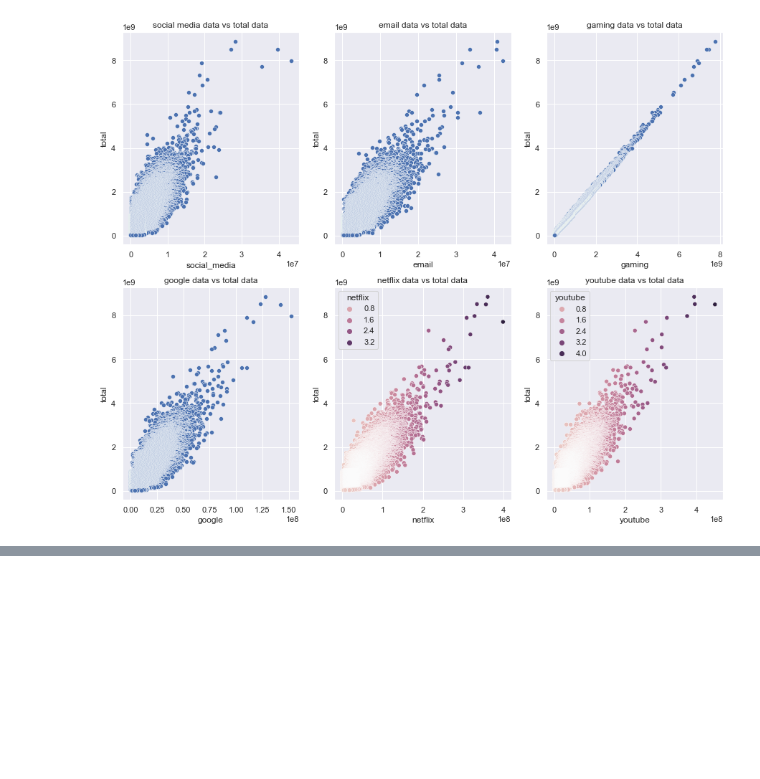
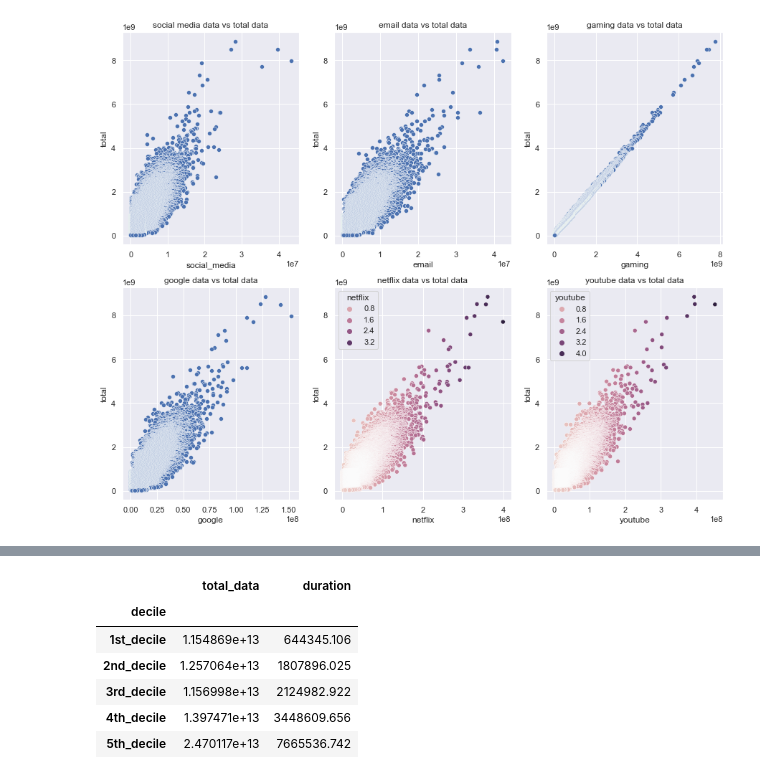
Before and after one commit to Nathnael12/Telecom_data_analysis, a Jupyter notebook: notebooks/data_exploration.ipynb, the cells around one changed output, grey strips where cells are left out. Saved outputs shown, nothing was run; the diff lists cells and outputs as text; code cells hidden in the pictures; blank space fills up the shorter version.

```diff
--- a/notebooks/data_exploration.ipynb
+++ b/notebooks/data_exploration.ipynb
@@ -550,0 +607,11 @@ plt.show()
+# %%
+a=explore_feature_df_with_decile_agg.copy()
+a
+# %% [output]
+|  | total_data | duration |
+| decile |  |  |
+| 1st_decile | 1.154869e+13 | 644345.106 |
+| 2nd_decile | 1.257064e+13 | 1807896.025 |
+| 3rd_decile | 1.156998e+13 | 2124982.922 |
+| 4th_decile | 1.397471e+13 | 3448609.656 |
+| 5th_decile | 2.470117e+13 | 7665536.742 |
```
Also changed, not shown: parts of 6 cells of this notebook.
